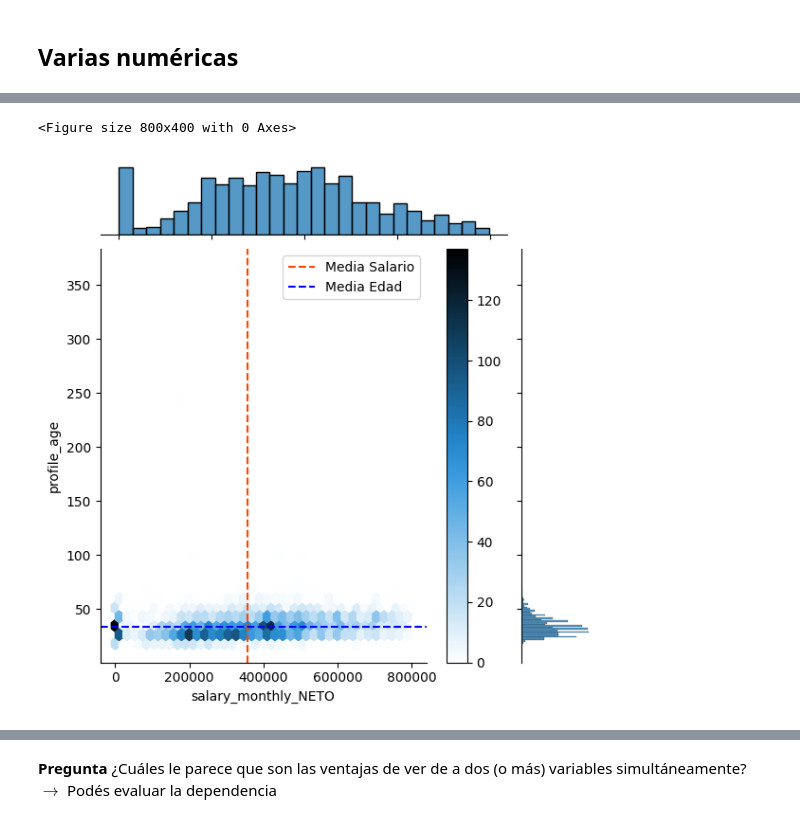
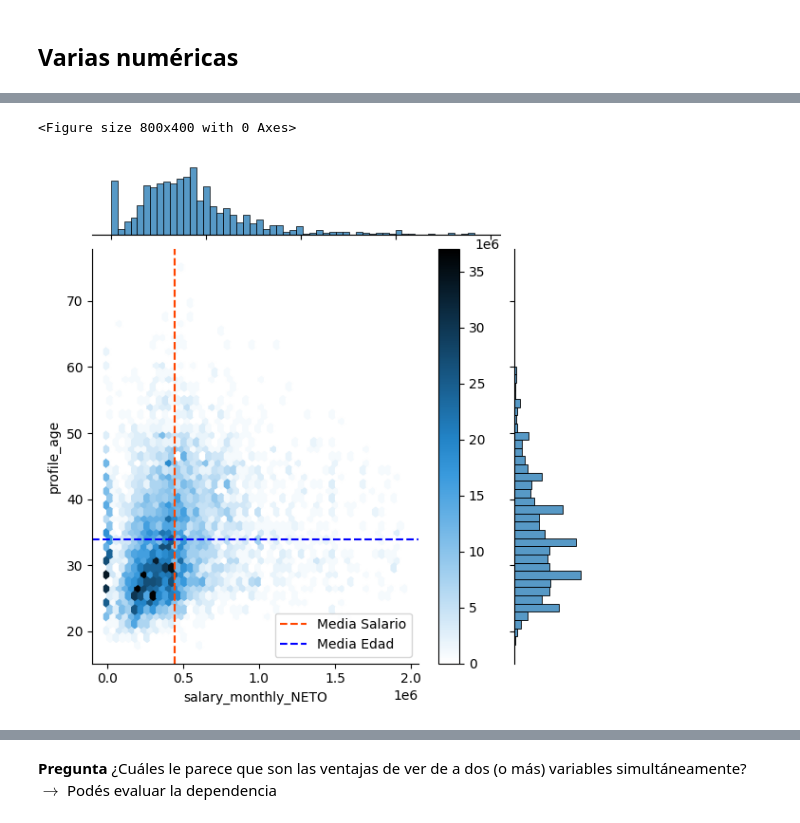
Before and after one commit to helcsnewsxd/data-analysis-visualization-subject, a Jupyter notebook: clases/03_Varias_Variables.ipynb, the cells around one changed output, grey strips where cells are left out. Drawn from its saved outputs; the diff is of its cells as text; code cells hidden in the pictures.

```diff
--- a/clases/03_Varias_Variables.ipynb
+++ b/clases/03_Varias_Variables.ipynb
@@ -185,8 +198,9 @@ plt.xticks(rotation=40)
 # %% [markdown]
 ## Varias numéricas
 # %%
-max_sal = 800000
-seaborn.pairplot(data=df[df.salary_monthly_NETO < max_sal],
+max_sal = 2_000_000
+df2 = df.loc[(df['salary_monthly_NETO'] < max_sal) & (df['profile_age'] < 80) & (df['salary_monthly_BRUTO'] < max_sal)]
+seaborn.pairplot(data=df2,
                  y_vars=['profile_age', 'salary_monthly_BRUTO'],
                  x_vars=['salary_monthly_NETO', 'salary_monthly_BRUTO'],
                  aspect=2, height=3)
@@ -196,16 +210,17 @@ seaborn.pairplot(data=df[df.salary_monthly_NETO < max_sal],
 # %%
+
 fig = plt.figure(figsize=(8,4))
-seaborn.jointplot(data=df[df.salary_monthly_NETO < max_sal], x='salary_monthly_NETO',
+seaborn.jointplot(data=df2, x='salary_monthly_NETO',
                   y='profile_age', kind='hex', height=6)
-plt.axvline(df[df.salary_monthly_NETO < max_sal]['salary_monthly_NETO'].mean(), color='orangered',
+plt.axvline(df2['salary_monthly_NETO'].mean(), color='orangered',
             linestyle='--', label='Media Salario')
-plt.axhline(df[df.salary_monthly_NETO < max_sal]['profile_age'].mean(), color='blue',
+plt.axhline(df2['profile_age'].mean(), color='blue',
             linestyle='--', label='Media Edad')
 plt.legend()
 plt.colorbar()
 # Remove scietific notation
 plt.ticklabel_format(style='plain', axis='y')
 # %% [output]
 <Figure size 800x400 with 0 Axes>
-[figure, old version]
+[figure, new version]
 # %%
```
Also changed, not shown: parts of 10 cells of this notebook.
